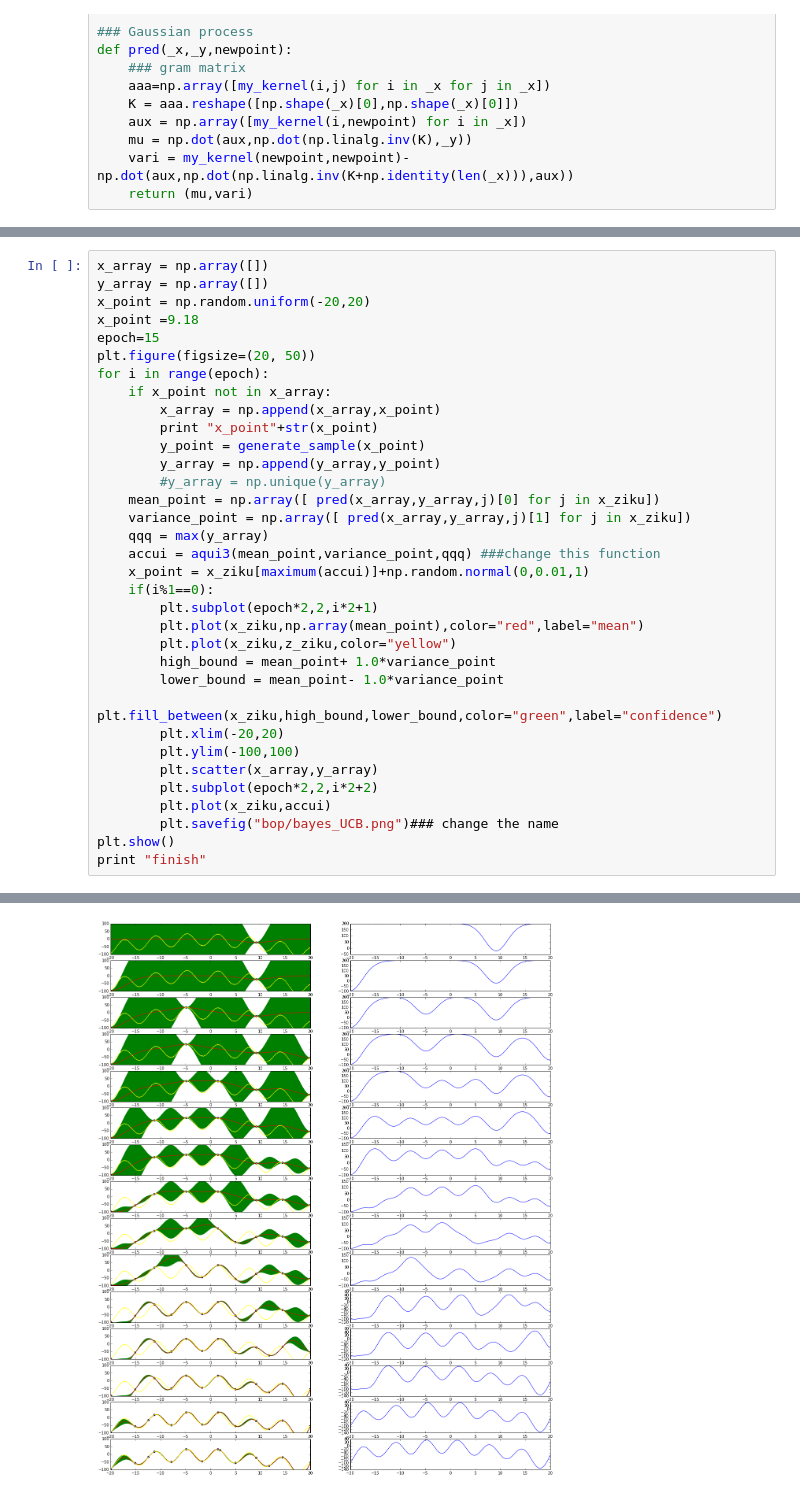
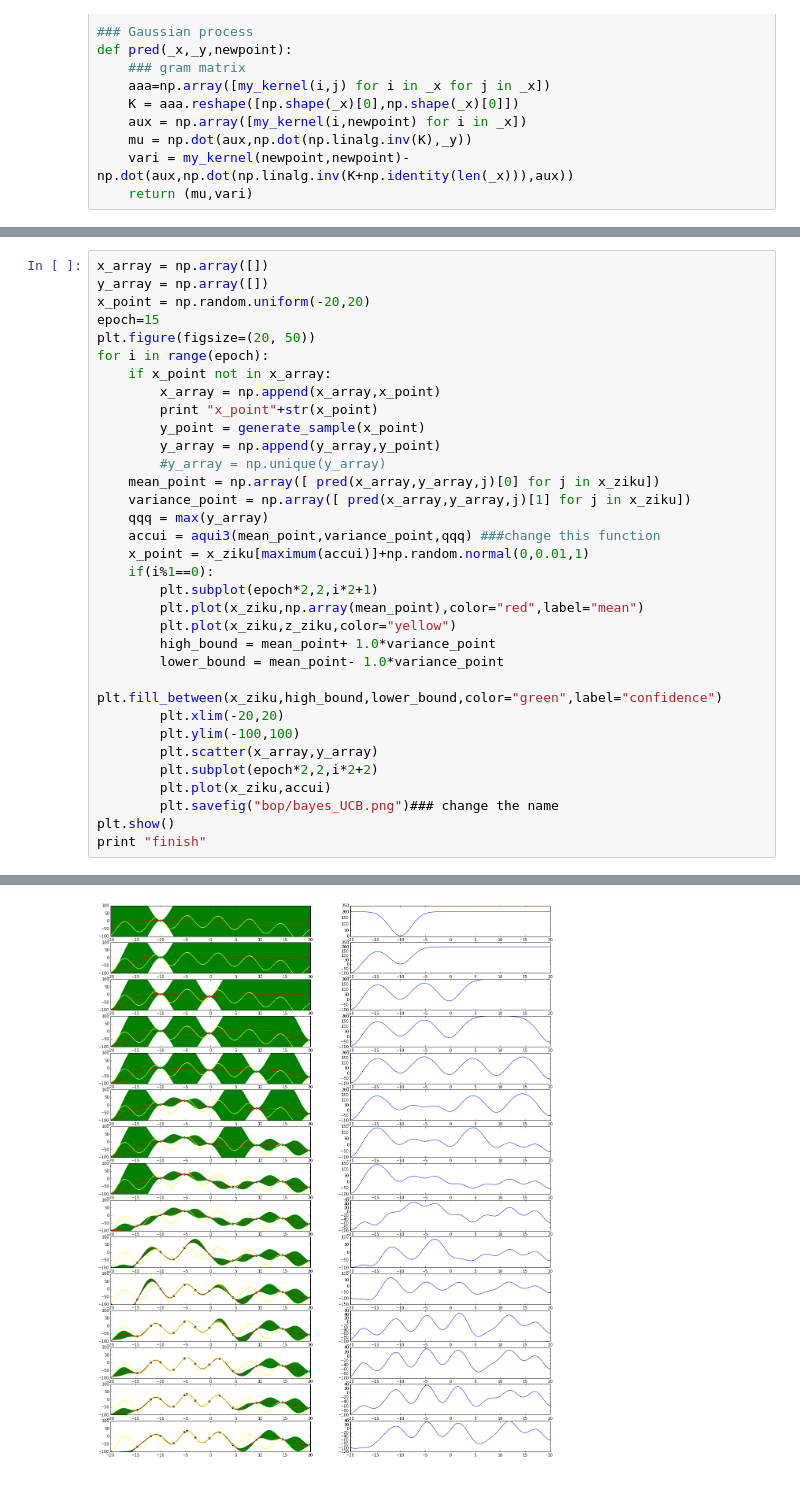
Before and after one commit to Ma-sa-ue/practice, a Jupyter notebook: machine learning(python)/bayeisan_optimization.ipynb, the cells around one changed output, grey strips where cells are left out. Drawn from its saved outputs; the diff is of its cells as text.

```diff
--- a/machine learning(python)/bayeisan_optimization.ipynb
+++ b/machine learning(python)/bayeisan_optimization.ipynb
@@ -64,7 +64,6 @@ def aqui3(mean,vari,qqq):
 x_array = np.array([])
 y_array = np.array([])
 x_point = np.random.uniform(-20,20)
-x_point =9.18
 epoch=15
 plt.figure(figsize=(20, 50))
 for i in range(epoch):
@@ -113,2 +112,2 @@ x_point[ 1.94250866]
-[figure, old version]
+[figure, new version]
 finish
```
Also changed, not shown: parts of 2 cells of this notebook.
